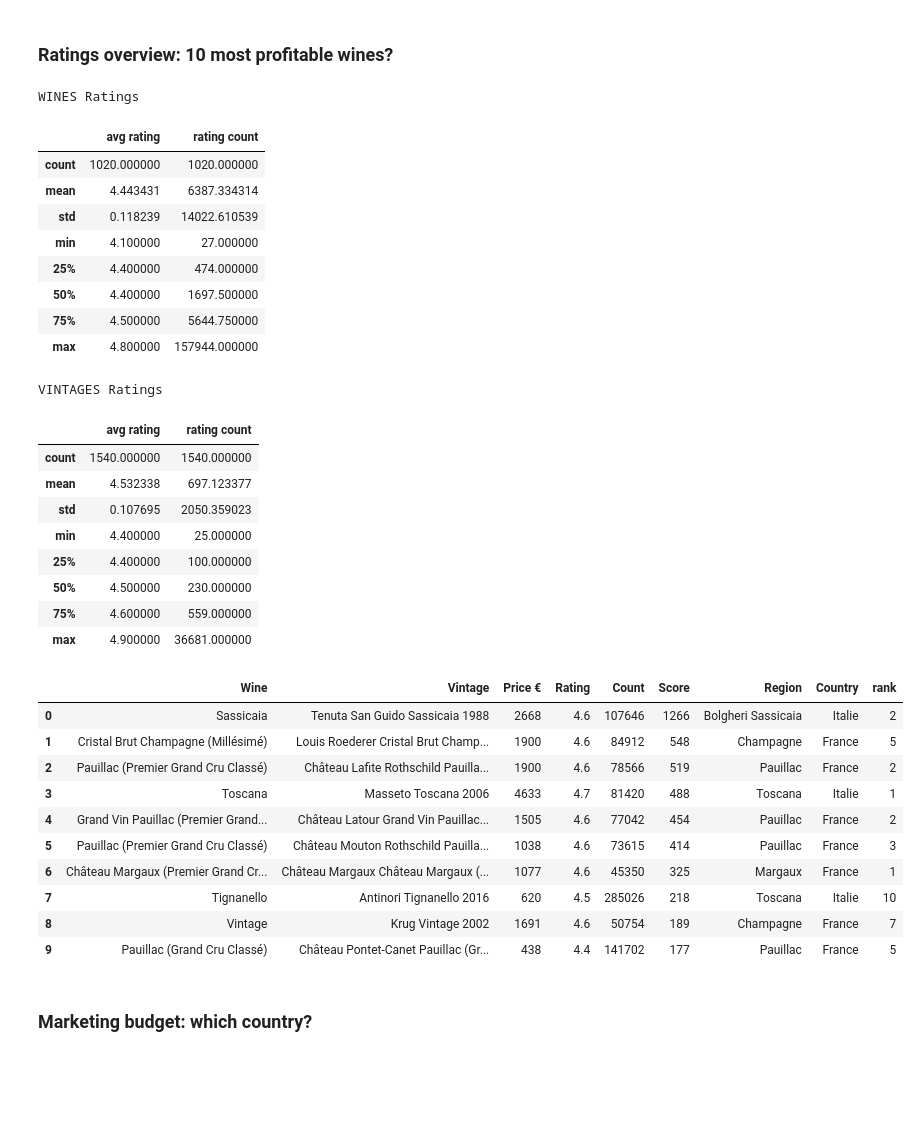
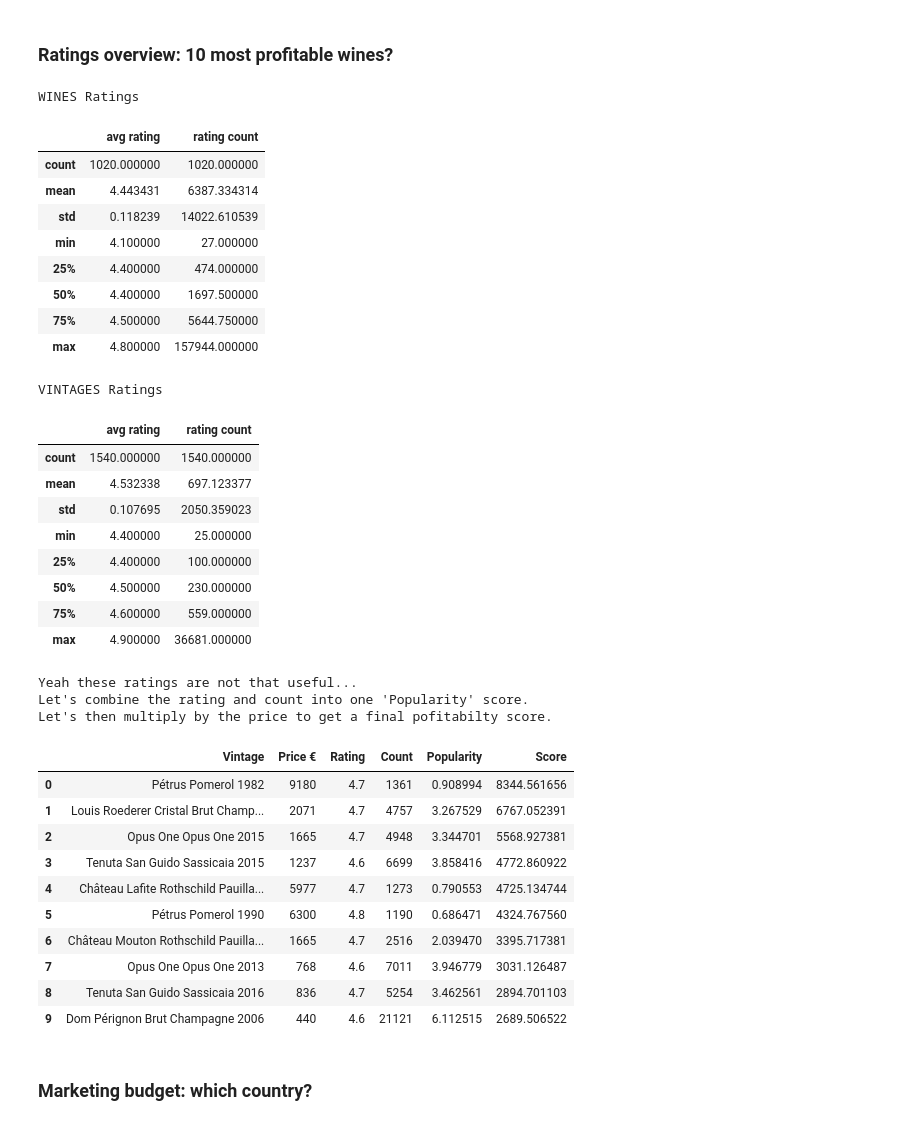
Before and after one commit to Huraqan/wiwino, a Jupyter notebook: analysis.ipynb, the cells around one changed output. Drawn from its saved outputs; the diff is of its cells as text; code cells hidden in the pictures; blank space fills up the shorter version.

```diff
--- a/analysis.ipynb
+++ b/analysis.ipynb
@@ -90,6 +60,10 @@ side_by_side({
     "VINTAGES Ratings": vintages_df.describe(),
     # "VINTAGES Correlation": vintages_df.corr(),
 })
+
+print("\nYeah these ratings are not that useful...")
+print("Let's combine the rating and count into one 'Popularity' score.")
+print("Let's then multiply by the price to get a final pofitabilty score.")
 # %% [output]
 WINES Ratings
 |  | avg rating | rating count |
@@ -111,45 +85,51 @@ VINTAGES Ratings
 | 50% | 4.500000 | 230.000000 |
 | 75% | 4.600000 | 559.000000 |
 | max | 4.900000 | 36681.000000 |
+Yeah these ratings are not that useful...
+Let's combine the rating and count into one 'Popularity' score.
+Let's then multiply by the price to get a final pofitabilty score.
 # %%
 q = """
+WITH leaderboard AS (
+    SELECT
+        vintages.name AS Vintage,
+        CAST(AVG(vintages.price_euros) AS INT) AS Price,
+        vintages.ratings_average AS Rating,
+        SUM(vintages.ratings_count) AS Count,
+        vintages.ratings_average * LOG(vintages.ratings_count * 0.001 + 0.2) AS Popularity
+    FROM
+        vintages
+    GROUP BY
+        vintages.id
+    LIMIT 1000
+    )
 SELECT
-    wines.name AS Wine,
-    --wines.id AS ID,
-    vintages.name AS Vintage,
-    CAST(AVG(vintages.price_euros) AS INT) AS 'Price €',
-    wines.ratings_average AS Rating,
-    SUM(wines.ratings_count) AS Count,
-    CAST(wines.ratings_average * LOG(wines.ratings_count * 0.0001) * vintages.price_euros / 10 AS INT) AS Score,
-    regions.name AS Region,
-    countries.name AS Country,
-    vtr.rank
+    Vintage,
+    Price AS 'Price €',
+    Rating,
+    Count,
+    Popularity,
+    Price * Popularity AS Score
 FROM
-    wines
-    JOIN vintages ON vintages.wine_id = wines.id
-    JOIN regions ON regions.id = wines.region_id
-    JOIN countries ON countries.code = regions.country_code
-    JOIN vintage_toplists_rankings vtr ON vtr.vintage_id = vintages.id
-GROUP BY
-    wines.id
+    leaderboard
 ORDER BY
     Score DESC
 LIMIT 10
 """
 
 pd.read_sql_query(q, connection).head(60)
 # %% [output]
-|  | Wine | Vintage | Price € | Rating | Count | Score | Region | Country | rank |
-| 0 | Sassicaia | Tenuta San Guido Sassicaia 1988 | 2668 | 4.6 | 107646 | 1266 | Bolgheri Sassicaia | Italie | 2 |
-| 1 | Cristal Brut Champagne (Millésimé) | Louis Roederer Cristal Brut Champ... | 1900 | 4.6 | 84912 | 548 | Champagne | France | 5 |
-| 2 | Pauillac (Premier Grand Cru Classé) | Château Lafite Rothschild Pauilla... | 1900 | 4.6 | 78566 | 519 | Pauillac | France | 2 |
-| 3 | Toscana | Masseto Toscana 2006 | 4633 | 4.7 | 81420 | 488 | Toscana | Italie | 1 |
-| 4 | Grand Vin Pauillac (Premier Grand... | Château Latour Grand Vin Pauillac... | 1505 | 4.6 | 77042 | 454 | Pauillac | France | 2 |
-| 5 | Pauillac (Premier Grand Cru Classé) | Château Mouton Rothschild Pauilla... | 1038 | 4.6 | 73615 | 414 | Pauillac | France | 3 |
-| 6 | Château Margaux (Premier Grand Cr... | Château Margaux Château Margaux (... | 1077 | 4.6 | 45350 | 325 | Margaux | France | 1 |
-| 7 | Tignanello | Antinori Tignanello 2016 | 620 | 4.5 | 285026 | 218 | Toscana | Italie | 10 |
-| 8 | Vintage | Krug Vintage 2002 | 1691 | 4.6 | 50754 | 189 | Champagne | France | 7 |
-| 9 | Pauillac (Grand Cru Classé) | Château Pontet-Canet Pauillac (Gr... | 438 | 4.4 | 141702 | 177 | Pauillac | France | 5 |
+|  | Vintage | Price € | Rating | Count | Popularity | Score |
+| 0 | Pétrus Pomerol 1982 | 9180 | 4.7 | 1361 | 0.908994 | 8344.561656 |
+| 1 | Louis Roederer Cristal Brut Champ... | 2071 | 4.7 | 4757 | 3.267529 | 6767.052391 |
+| 2 | Opus One Opus One 2015 | 1665 | 4.7 | 4948 | 3.344701 | 5568.927381 |
+| 3 | Tenuta San Guido Sassicaia 2015 | 1237 | 4.6 | 6699 | 3.858416 | 4772.860922 |
+| 4 | Château Lafite Rothschild Pauilla... | 5977 | 4.7 | 1273 | 0.790553 | 4725.134744 |
+| 5 | Pétrus Pomerol 1990 | 6300 | 4.8 | 1190 | 0.686471 | 4324.767560 |
+| 6 | Château Mouton Rothschild Pauilla... | 1665 | 4.7 | 2516 | 2.039470 | 3395.717381 |
+| 7 | Opus One Opus One 2013 | 768 | 4.6 | 7011 | 3.946779 | 3031.126487 |
+| 8 | Tenuta San Guido Sassicaia 2016 | 836 | 4.7 | 5254 | 3.462561 | 2894.701103 |
+| 9 | Dom Pérignon Brut Champagne 2006 | 440 | 4.6 | 21121 | 6.112515 | 2689.506522 |
 # %% [markdown]
 ### Marketing budget: which country?
 # %%
```
Also changed, not shown: parts of 4 cells of this notebook, 1 other file.
